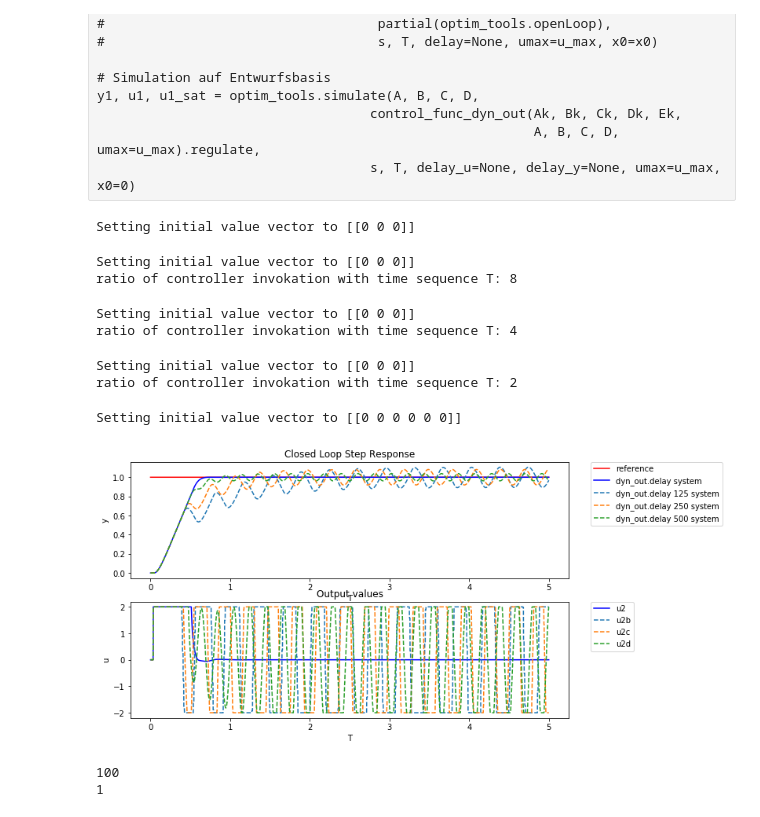
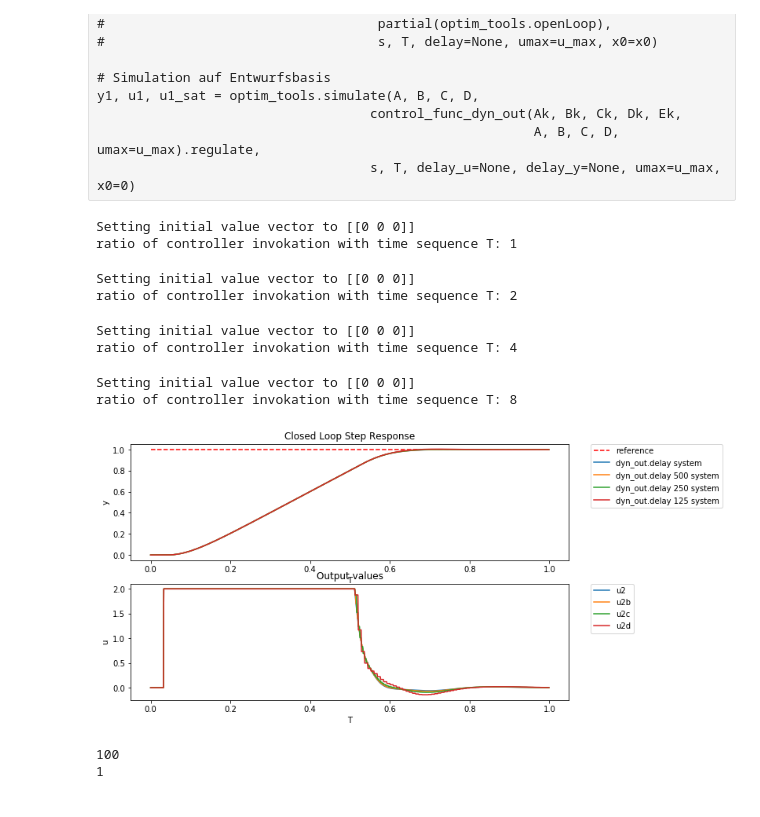
Before and after one commit to ipa-lth/jupyter_nb, a Jupyter notebook: optimization/Diss_Lens_sim_rho100_phi1-cplx.ipynb, the cells around one changed output. Saved outputs shown, nothing was run; the diff lists cells and outputs as text; code cells hidden in the pictures.

```diff
--- a/optimization/Diss_Lens_sim_rho100_phi1-cplx.ipynb
+++ b/optimization/Diss_Lens_sim_rho100_phi1-cplx.ipynb
@@ -435,96 +441,91 @@ y1, u1, u1_sat = optim_tools.simulate(A, B, C, D,
                                                         A, B, C, D, umax=u_max).regulate,
                                    s, T, delay_u=None, delay_y=None, umax=u_max, x0=0)
 # %%
-
-y2, u2, u2_sat = optim_tools.simulate(A0, B0, C0, D0,
+T_controller = 1e-3
+y2a, u2a, u2a_sat = optim_tools.simulate(A0, B0, C0, D0,
                                    control_func_dyn_out(Ak, Bk, Ck, Dk, Ek,
                                                         A, B, C, D,
-                                                        umax=u_max).regulate,
-                                   s, T, delay_u=delay, delay_y=None, umax=u_max, x0=x0)
+                                                        umax=u_max, dT=T_controller).regulate,
+                                   s, T, delay_u=delay, delay_y=None, umax=u_max, x0=x0, T_controller=T_controller)
 # %% [output]
 Setting initial value vector to [[0 0 0]]
+ratio of controller invokation with time sequence T: 1
 # %%
+T_controller = 2e-3
 y2b, u2b, u2b_sat = optim_tools.simulate(A0, B0, C0, D0,
                                    control_func_dyn_out(Ak, Bk, Ck, Dk, Ek,
                                                         A, B, C, D,
-                                                        umax=u_max).regulate,
-                                   s, T, delay_u=delay, delay_y=None, umax=u_max, x0=x0, T_controller=1./125)
+                                                        umax=u_max, dT=T_controller).regulate,
+                                   s, T, delay_u=delay, delay_y=None, umax=u_max, x0=x0, T_controller=T_controller)
 # %% [output]
 Setting initial value vector to [[0 0 0]]
-ratio of controller invokation with time sequence T: 8
+ratio of controller invokation with time sequence T: 2
 # %%
+T_controller = 4e-3
 y2c, u2c, u2c_sat = optim_tools.simulate(A0, B0, C0, D0,
                                    control_func_dyn_out(Ak, Bk, Ck, Dk, Ek,
                                                         A, B, C, D,
-                                                        umax=u_max).regulate,
-                                   s, T, delay_u=delay, delay_y=None, umax=u_max, x0=x0, T_controller=1./250)
+                                                        umax=u_max, dT=T_controller).regulate,
+                                   s, T, delay_u=delay, delay_y=None, umax=u_max, x0=x0, T_controller=T_controller)
 # %% [output]
 Setting initial value vector to [[0 0 0]]
 ratio of controller invokation with time sequence T: 4
 # %%
+T_controller = 8e-3
 y2d, u2d, u2d_sat = optim_tools.simulate(A0, B0, C0, D0,
                                    control_func_dyn_out(Ak, Bk, Ck, Dk, Ek,
                                                         A, B, C, D,
-                                                        umax=u_max).regulate,
-                                   s, T, delay_u=delay, delay_y=None, umax=u_max, x0=x0, T_controller=1./500)
+                                                        umax=u_max, dT=T_controller).regulate,
+                                   s, T, delay_u=delay, delay_y=None, umax=u_max, x0=x0, T_controller=T_controller)
 # %% [output]
 Setting initial value vector to [[0 0 0]]
-ratio of controller invokation with time sequence T: 2
+ratio of controller invokation with time sequence T: 8
-# %%
-
-y3, u3, u3_sat = optim_tools.simulate(A3, B3, C3, D3,
-                                   control_func_dyn_out(Ak, Bk, Ck, Dk, Ek,
-                                                        A, B, C, D,
-                                                        umax=u_max).regulate,
-                                   s, T, delay_u=None, delay_y=None, umax=u_max, x0=0)
-# %% [output]
-Setting initial value vector to [[0 0 0 0 0 0]]
 # %%
 pylab.rcParams['figure.figsize'] = (10, 6)
 
 ax1 = plt.subplot(2, 1, 1)
-ax1.plot(T[:], s, 'r', label='reference')
+ax1.plot(T[:], s, 'r--', label='reference')
 #line0, = plt.plot(T[:], np.array(y1[0,:].T), 'r', label='dyn_out')
-line1, = plt.plot(T[:], np.array(y2[0,:].T), 'b', label='dyn_out.delay system')
-line1, = plt.plot(T[:], np.array(y2b[0,:].T), '--', label='dyn_out.delay 125 system')
-line1, = plt.plot(T[:], np.array(y2c[0,:].T), '--', label='dyn_out.delay 250 system')
-line1, = plt.plot(T[:], np.array(y2d[0,:].T), '--', label='dyn_out.delay 500 system')
+line1, = plt.plot(T[:], np.array(y2a[0,:].T), label='dyn_out.delay system')
+line1, = plt.plot(T[:], np.array(y2b[0,:].T), label='dyn_out.delay 500 system')
+line1, = plt.plot(T[:], np.array(y2c[0,:].T), label='dyn_out.delay 250 system')
+line1, = plt.plot(T[:], np.array(y2d[0,:].T), label='dyn_out.delay 125 system')
 #line1, = plt.plot(T[:], np.array(y3[0,:].T), 'g', label='dyn_out.delay pade3')
 
 
 #first_legend = plt.legend(handles=[line1], loc=1)
 ax1.legend(bbox_to_anchor=(1.05, 1), loc=2, borderaxespad=0.)
 plt.xlabel('T')
 plt.ylabel('y')
 plt.title('Closed Loop Step Response')
 
 
 ax2 = plt.subplot(2, 1, 2)
 
 #line0, = plt.plot(T, u1, 'r--', label='u1')
-ax2.plot(T, u2_sat, 'b', label='u2')
-ax2.plot(T, u2b_sat, '--', label='u2b')
-ax2.plot(T, u2c_sat, '--', label='u2c')
-ax2.plot(T, u2d_sat, '--', label='u2d')
+ax2.plot(T, u2a_sat, label='u2')
+ax2.plot(T, u2b_sat, label='u2b')
+ax2.plot(T, u2c_sat, label='u2c')
+ax2.plot(T, u2d_sat, label='u2d')
 #line2, = plt.plot(T, u2b_sat, 'b--', label='u2b')
 #line2, = plt.plot(T, u3, 'g', label='u3')
 
 
 
 #>first_legend = plt.legend(handles=[line1, line2, line1b, line2b], loc=1)
 plt.legend(bbox_to_anchor=(1.05, 1), loc=2, borderaxespad=0.)
 plt.xlabel('T')
 plt.ylabel('u')
 plt.title('Output values')
 plt.show()
 
 #loadtools.saveNPY(fname, plot_control_step_y=(T[:], np.array(y1[0,:].T)),
 #                         plot_control_step_u=(T, u1),
 #                         plot_control_step_delay_y=(T[:], np.array(y2[0,:].T)),
 #                         plot_control_step_delay_u=(T, u2),
 #                         plot_control_step_s=(T[:], s))
 # %% [output]
-[figure, old version]
+[figure, new version]
 # %%
 print ro.value
 print ni.value
```
Also changed, not shown: parts of 2 cells of this notebook, 4 other files.
